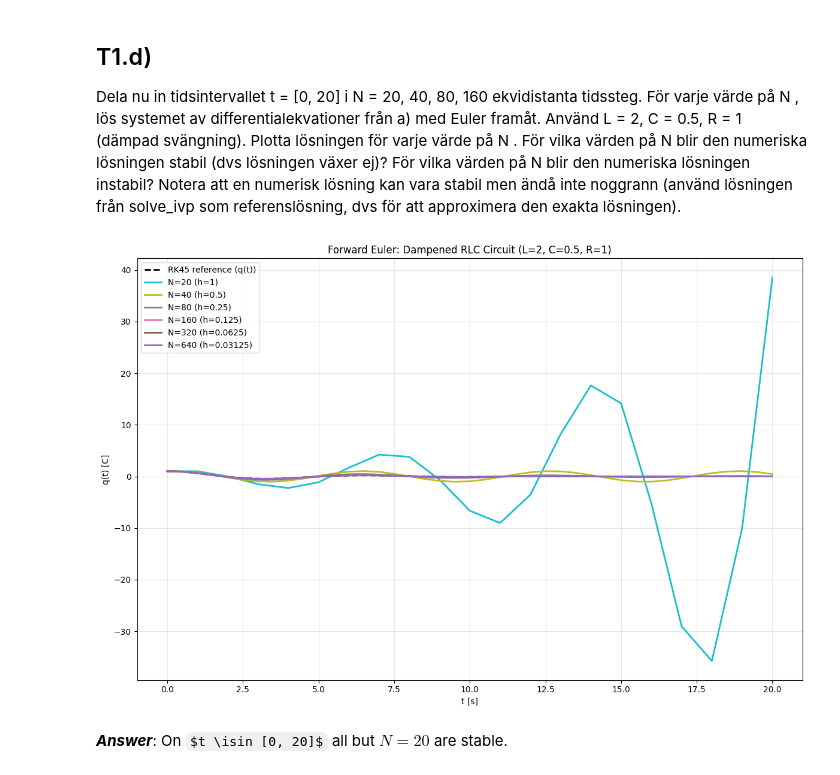
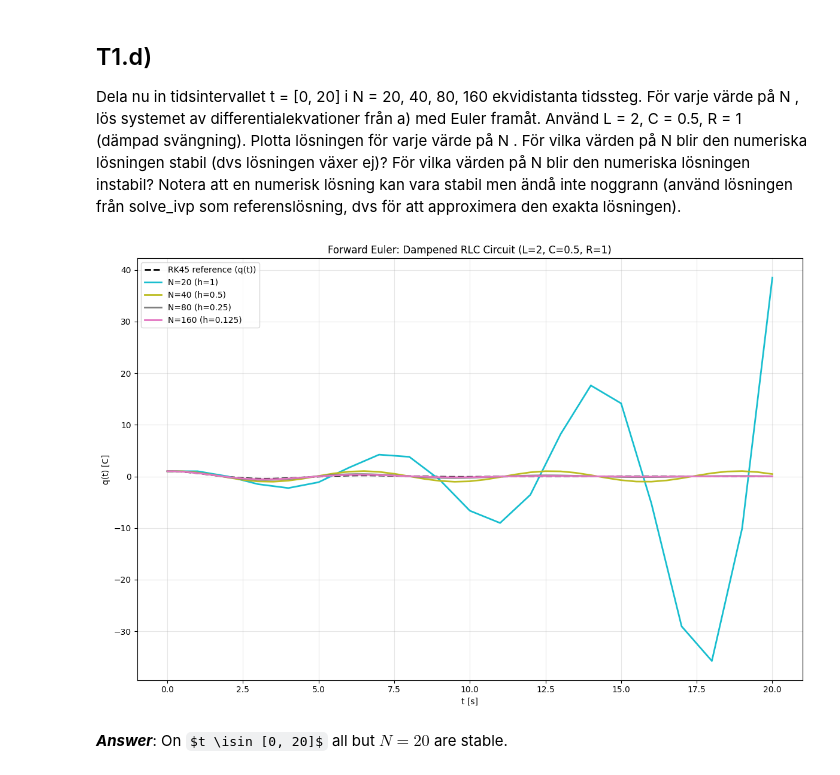
Before and after one commit to ericend/Numerical-Methods, a Jupyter notebook: LAB2/lab2.ipynb, the cells around one changed output. Saved outputs shown, nothing was run; the diff lists cells and outputs as text; code cells hidden in the pictures; some formulas as TeX source.

```diff
--- a/LAB2/lab2.ipynb
+++ b/LAB2/lab2.ipynb
@@ -25,7 +25,7 @@ We have the definition of the derivative from above, we plot the directional fie
 # %%
 # directional field
 t = np.linspace(0, 1.2, 24)
-y = np.linspace(-0, 3, 24)
+y = np.linspace(1, 1.6, 24)
 T, Y = np.meshgrid(t, y)
 dY = 1 + T - Y
 dT = np.ones_like(dY)
@@ -47,7 +47,7 @@ plt.plot(t, y_actual, color="red")
 plt.xlabel(r"$t$")
 plt.ylabel(r"$y$")
 plt.title("Directional Field")
-plt.grid(True, alpha=0.25, linestyle='dashed')
+plt.grid(True, alpha=0.25, linestyle="dashed")
 plt.tight_layout()
 plt.show()
 # %% [output]
@@ -477,38 +477,38 @@ för att approximera den exakta lösningen).
 # Testing stability on t:0->20
 t_span = [0, 20]
 N_start = 20
-N_levels = 6
+N_levels = 4 # Higher to add multiples of N
 N = [N_start * 2**i for i in range(N_levels)]
 RLC_1 = RLC(Q_0=1, L=2, C=0.5, R=1)
 sols = []
 
 for n_steps in N:
     h = t_span[1] / n_steps  # Equidistant: stepsize = T/N
     y0 = np.array([RLC_1.Q_0, 0.0])
     sol = euler_forward(ODET1a, y0, t_span, h, RLC_1.R, RLC_1.L, RLC_1.C)
     sols.append(sol)
 
 # print(sols[0])
 
 plt.figure(figsize=(12, 8))
 
 # Reference RK45 solution
 plt.plot(sol1.t, sol1.y[0], "k--", linewidth=2, label="RK45 reference (q(t))")
 
 cmap = plt.cm.tab10_r  # type: ignore
 for i, sol in enumerate(sols):
     label = f"N={N[i]} (h={t_span[1] / N[i]:.4g})"
     plt.plot(sol.t, sol.y[:, 0], color=cmap(i), linestyle="-", linewidth=2, label=label)
 
 plt.xlabel("t [s]")
 plt.ylabel("q(t) [C]")
 plt.title("Forward Euler: Dampened RLC Circuit (L=2, C=0.5, R=1)")
 plt.legend()
 plt.grid(True, alpha=0.3)
 plt.tight_layout()
 plt.show()
 # %% [output]
-[figure, old version]
+[figure, new version]
 # %% [markdown]
 ***Answer***: On $t \isin [0, 20]$ all but $N=20$ are stable.
 # %% [markdown]
```
Also changed, not shown: parts of 3 cells of this notebook, 5 other files.
